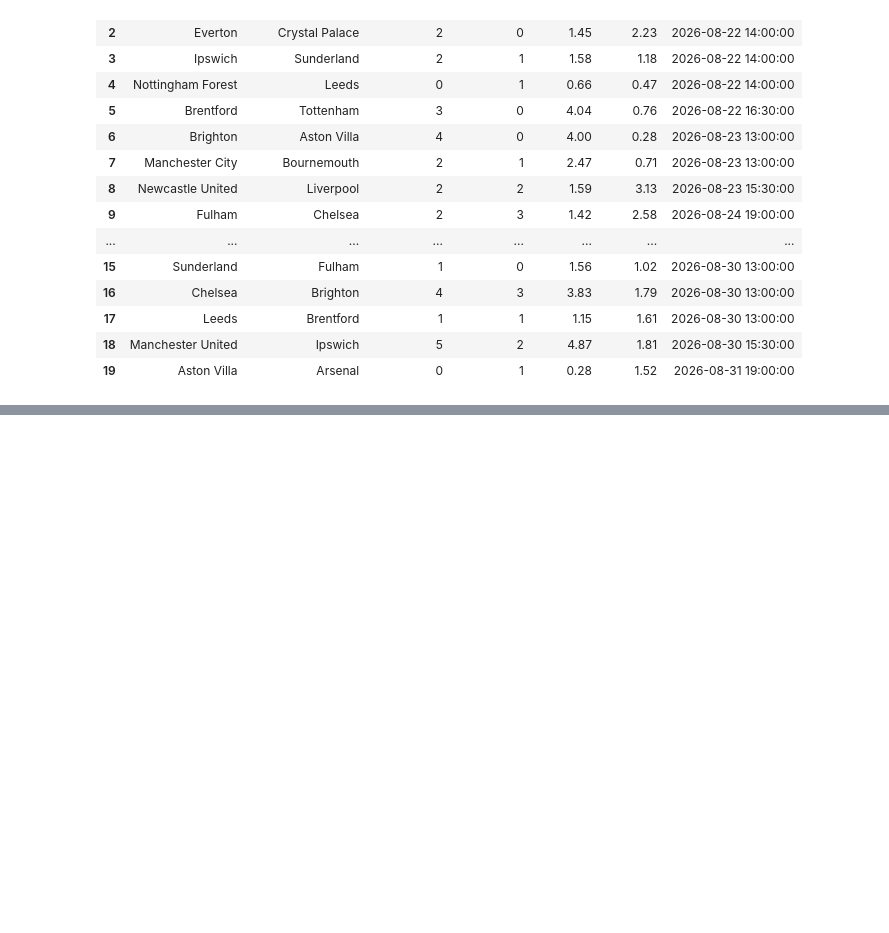
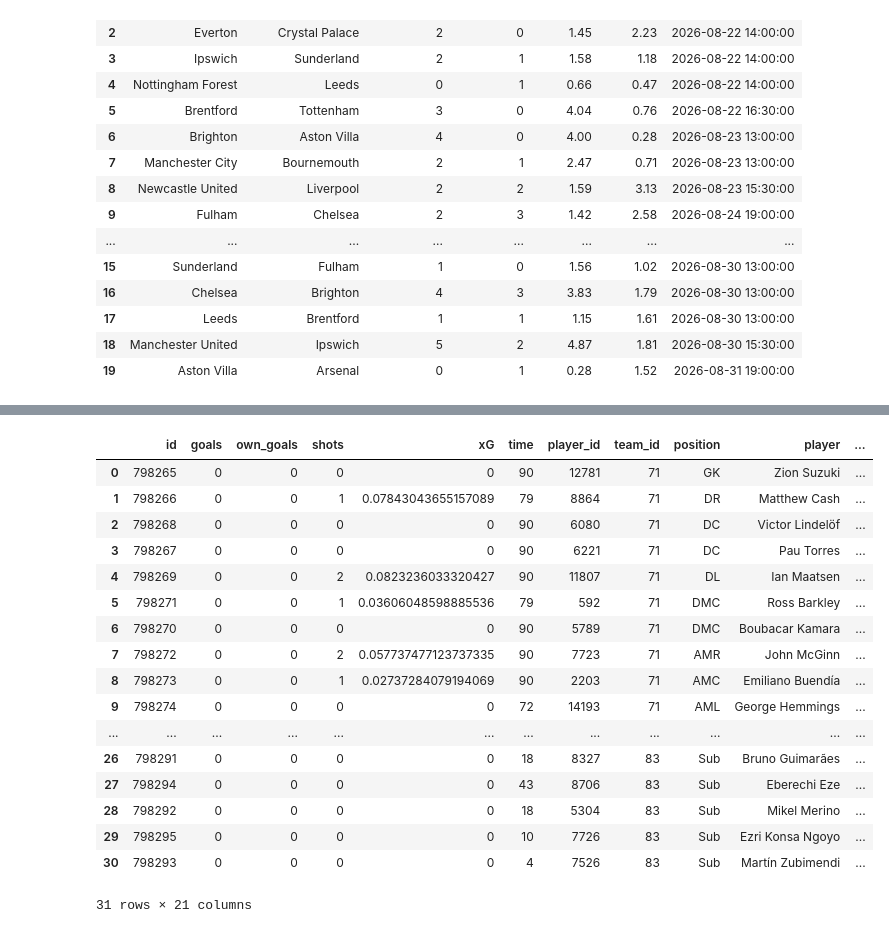
Before and after one commit to SalmaAllam8/football-data-visualization, a Jupyter notebook: Arsenal_undestats.ipynb, the cells around one changed output, grey strips where cells are left out. Drawn from its saved outputs; the diff is of its cells as text; code cells hidden in the pictures; blank space fills up the shorter version.

```diff
--- a/Arsenal_undestats.ipynb
+++ b/Arsenal_undestats.ipynb
@@ -182,0 +212,4 @@ df
+# %%
+match_id = "31199"
+# %%
+roster_data = understat.match(match=match_id).get_roster_data()
@@ -182,0 +236,28 @@ df
+# %%
+all_players = []
+for team_key in ['h', 'a']:
+    if team_key in roster_data:
+        all_players.extend(roster_data[team_key].values())
+# %%
+df = pd.DataFrame(all_players)
+# %%
+df
+# %% [output]
+|  | id | goals | own_goals | shots | xG | time | player_id | team_id | position | player | ... |
+| 0 | 798265 | 0 | 0 | 0 | 0 | 90 | 12781 | 71 | GK | Zion Suzuki | ... |
+| 1 | 798266 | 0 | 0 | 1 | 0.07843043655157089 | 79 | 8864 | 71 | DR | Matthew Cash | ... |
+| 2 | 798268 | 0 | 0 | 0 | 0 | 90 | 6080 | 71 | DC | Victor Lindelöf | ... |
+| 3 | 798267 | 0 | 0 | 0 | 0 | 90 | 6221 | 71 | DC | Pau Torres | ... |
+| 4 | 798269 | 0 | 0 | 2 | 0.0823236033320427 | 90 | 11807 | 71 | DL | Ian Maatsen | ... |
+| 5 | 798271 | 0 | 0 | 1 | 0.03606048598885536 | 79 | 592 | 71 | DMC | Ross Barkley | ... |
+| 6 | 798270 | 0 | 0 | 0 | 0 | 90 | 5789 | 71 | DMC | Boubacar Kamara | ... |
+| 7 | 798272 | 0 | 0 | 2 | 0.057737477123737335 | 90 | 7723 | 71 | AMR | John McGinn | ... |
+| 8 | 798273 | 0 | 0 | 1 | 0.02737284079194069 | 90 | 2203 | 71 | AMC | Emiliano Buendía | ... |
+| 9 | 798274 | 0 | 0 | 0 | 0 | 72 | 14193 | 71 | AML | George Hemmings | ... |
+| ... | ... | ... | ... | ... | ... | ... | ... | ... | ... | ... | ... |
+| 26 | 798291 | 0 | 0 | 0 | 0 | 18 | 8327 | 83 | Sub | Bruno Guimarães | ... |
+| 27 | 798294 | 0 | 0 | 0 | 0 | 43 | 8706 | 83 | Sub | Eberechi Eze | ... |
+| 28 | 798292 | 0 | 0 | 0 | 0 | 18 | 5304 | 83 | Sub | Mikel Merino | ... |
+| 29 | 798295 | 0 | 0 | 0 | 0 | 10 | 7726 | 83 | Sub | Ezri Konsa Ngoyo | ... |
+| 30 | 798293 | 0 | 0 | 0 | 0 | 4 | 7526 | 83 | Sub | Martín Zubimendi | ... |
+31 rows × 21 columns
```
Also changed, not shown: parts of 5 cells of this notebook.
